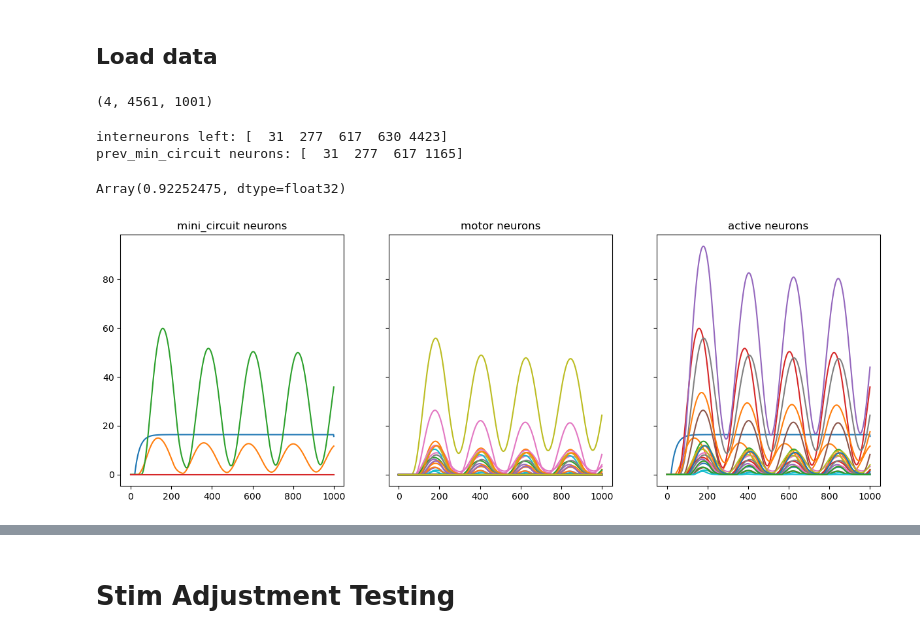
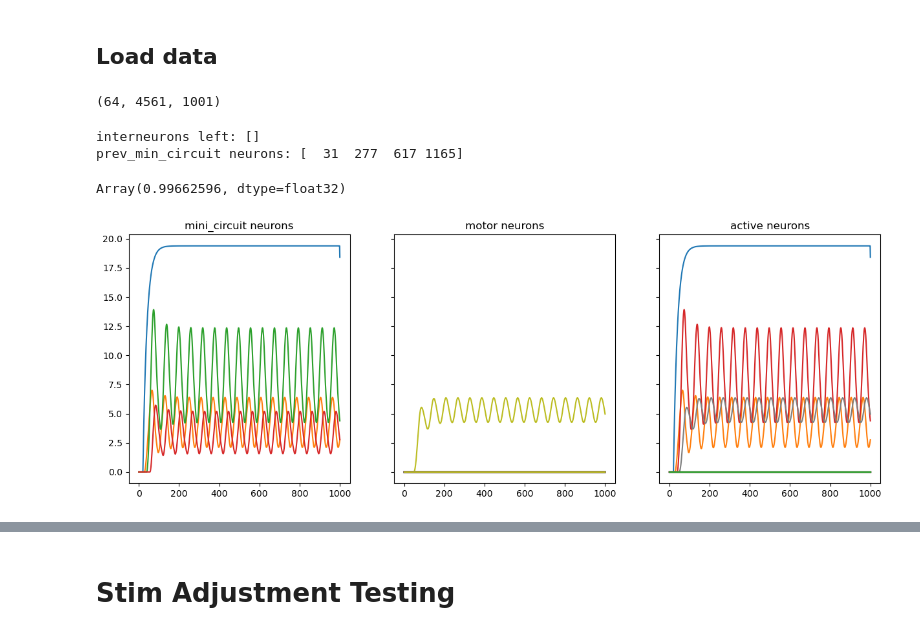
Before and after one commit to smpuglie/Pugliese_cpg_2025, a Jupyter notebook: notebooks/run_config.ipynb, the cells around one changed output, grey strips where cells are left out. Drawn from its saved outputs; the diff is of its cells as text; code cells hidden in the pictures.

```diff
--- a/notebooks/run_config.ipynb
+++ b/notebooks/run_config.ipynb
@@ -67,7 +35,8 @@ max(1, optimal_batch)
 
 experiment = 'Prune_Test'#'BND2_Stim_Test'
 version = 'debug'
-base_dir = Path(f'/gscratch/portia/eabe/Pugliese_2025/{experiment}/{version}')
+# base_dir = Path(f'/gscratch/portia/eabe/Pugliese_2025/{experiment}/{version}')
+base_dir = Path(f'/data/users/eabe/Pugliese_2025/{experiment}/{version}')
 run_cfg_list = sorted(list(Path(base_dir).rglob('run_config.yaml')))
 for n, run_cfg in enumerate(run_cfg_list):
     print(n, run_cfg)
@@ -78,15 +47,14 @@ cfg_num = -1
 cfg = OmegaConf.load(run_cfg_list[cfg_num])
 # run_id = int(run_cfg_list[cfg_num].parent.parent.stem.split('=')[1])
 print('Loading:', cfg.experiment.name, run_cfg_list[cfg_num])
-cfg.paths = convert_dict_to_path(cfg.paths)
 
 # fig_dir = Path('/data/users/eabe/biomech_model/Flybody/RL_Flybody/debug/figures')
+experiment = 'prune_test'
+# ##### Reset paths for local computer #####
+with initialize(version_base=None, config_path="../configs"):
+    cfg_temp=compose(config_name='config.yaml',overrides= [f"experiment={experiment}", "paths=glados", f"version={cfg.version}", f'run_id=Testing'], return_hydra_config=True,)
+    HydraConfig.instance().set_config(cfg_temp)
 
-# ##### Reset paths for local computer #####
-# dataset = cfg.dataset.env_name
-# with initialize(version_base=None, config_path="configs"):
-#     cfg_temp=compose(config_name='config.yaml',overrides= [f"dataset={dataset}", "paths=glados", "version=debug", f'run_id=Testing'],return_hydra_config=True,)
-#     HydraConfig.instance().set_config(cfg_temp)
-
-# cfg.paths = cfg_temp.paths
+cfg.paths = cfg_temp.paths
+cfg.paths = convert_dict_to_path(cfg.paths)
 # %% [output]
@@ -1271,11 +1240,14 @@ print(f"Iterations used: {final_states.total_iterations}")
 print(f"Hit max iterations: {jnp.sum(final_states.total_iterations >= 200)}")
 # %% [markdown]
 ## Load data
+# %%
+results = sparse.load_npz('/data/users/eabe/Pugliese_2025/Prune_Test/debug/run_id=Testing/sim=prune_network/ckpt/Prune_Test_Rs.npz').todense().astype(jnp.float32).squeeze()
 # %%
-results = sparse.load_npz(cfg.paths.ckpt_dir  / f"{cfg.experiment.name}_Rs.npz").todense().astype(np.float32).squeeze()
+# results = sparse.load_npz(cfg.paths.ckpt_dir  / f"{cfg.experiment.name}_Rs.npz").todense().astype(np.float32).squeeze()
 # W_mask = sparse.load_npz(cfg.paths.ckpt_dir / f"{cfg.experiment.name}_W_mask.npz").todense().astype(np.float32)
 # total_removed_neurons = sparse.load_npz(cfg.paths.ckpt_dir / f"{cfg.experiment.name}_total_removed.npz").todense().astype(np.bool_)
-loaded_state = load_state(cfg.paths.ckpt_dir / f"{cfg.experiment.name}_state.pkl")
+# loaded_state = load_state(cfg.paths.ckpt_dir / f"{cfg.experiment.name}_state.pkl")
+loaded_state = load_state('/data/users/eabe/Pugliese_2025/Prune_Test/debug/run_id=Testing/sim=prune_network/ckpt/Prune_Test_state.pkl')
 w_table = load_wTable(cfg.experiment.dfPath)
 n_stim_configs = len(cfg.experiment.stimNeurons)
 ## Initialize parameters
@@ -1299,40 +1271,40 @@ neuron_params = neuron_params._replace(W_mask=(W_mask_new))
 results = results.squeeze()
 results.shape
 # %% [output]
-(4, 4561, 1001)
+(64, 4561, 1001)
 # %%
 # R = batch_results[0]
-n_replicate = 0
+n_replicate = 2
 R = results[n_replicate]
 interneuron_left = jnp.where(mini_circuit[n_replicate]&(loaded_state.interneuron_mask[n_replicate]))[0]
 print(f"interneurons left: {interneuron_left}")
 print(f"prev_min_circuit neurons: {nonmn_idxs}")
 
 fig, axs = plt.subplots(1, 3, figsize=(15, 5), sharey=True)
 ax = axs[0]
 ax.plot(R[nonmn_idxs].T)
 ax.set_title("mini_circuit neurons")
 
 ax = axs[1]
 ax.plot(R[mn_idxs].T)
 ax.set_title("motor neurons")
 
 ax = axs[2]
 active_neurons = jnp.where((jnp.sum(results[0],axis=-1) > 0))[0]
 ax.plot(R[active_neurons].T)
 ax.set_title("active neurons")
 
 # Get active MN activity using JAX-compatible approach
 max_frs = jnp.max(R, axis=-1)
 mn_mask = jnp.isin(jnp.arange(R.shape[0]), mn_idxs)
 active_mask = ((max_frs>0) & mn_mask)
 clip_start = 220
 # Compute oscillation score
 oscillation_score, _ = compute_oscillation_score(R[..., clip_start:], active_mask, prominence=0.05)
 # print('oscillation_score:', oscillation_score)
 oscillation_score
 # %% [output]
-interneurons left: [  31  277  617  630 4423]
+interneurons left: []
 prev_min_circuit neurons: [  31  277  617 1165]
-Array(0.92252475, dtype=float32)
+Array(0.99662596, dtype=float32)
-[figure, old version]
+[figure, new version]
```
Also changed, not shown: parts of 6 cells of this notebook, 7 other files.
